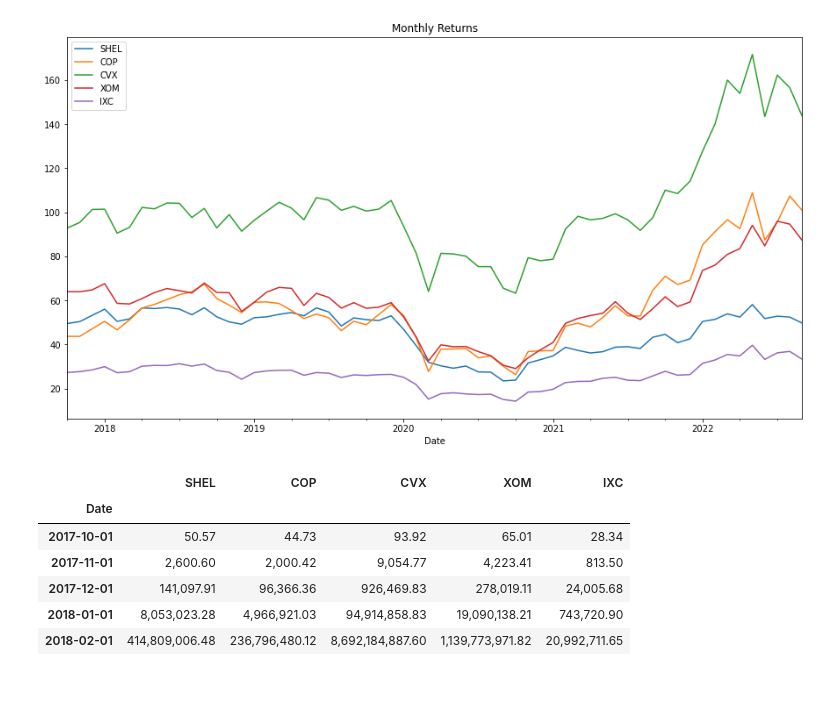
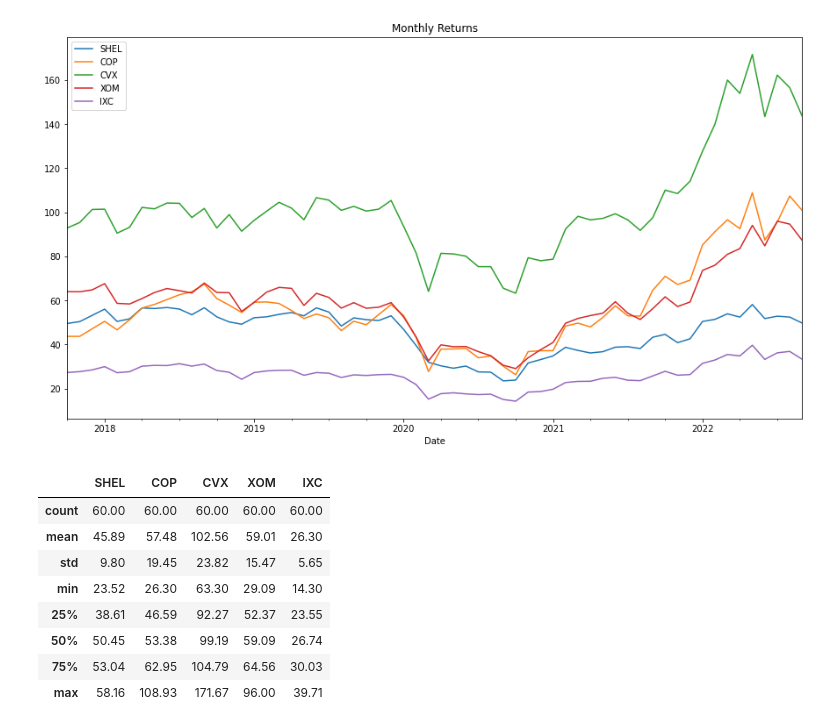
Before and after one commit to ggorovod/Sector-Stock-Selection-Model, a Jupyter notebook: energy_project.ipynb, the cells around one changed output. Saved outputs shown, nothing was run; the diff lists cells and outputs as text; code cells hidden in the pictures; blank space fills up the shorter version.

```diff
--- a/energy_project.ipynb
+++ b/energy_project.ipynb
@@ -138,15 +139,16 @@ energy_stocks_df.plot(figsize=(15,8), title = 'Monthly Returns')
 # %% [output]
 <AxesSubplot:title={'center':'Monthly Returns'}, xlabel='Date'>
 [figure]
-# %%
-monthly_cumulative_returns = (1+energy_stocks_df).cumprod()
-
-monthly_cumulative_returns.head()
-# %% [output]
-|  | SHEL | COP | CVX | XOM | IXC |
-| Date |  |  |  |  |  |
-| 2017-10-01 | 50.57 | 44.73 | 93.92 | 65.01 | 28.34 |
-| 2017-11-01 | 2,600.60 | 2,000.42 | 9,054.77 | 4,223.41 | 813.50 |
-| 2017-12-01 | 141,097.91 | 96,366.36 | 926,469.83 | 278,019.11 | 24,005.68 |
-| 2018-01-01 | 8,053,023.28 | 4,966,921.03 | 94,914,858.83 | 19,090,138.21 | 743,720.90 |
-| 2018-02-01 | 414,809,006.48 | 236,796,480.12 | 8,692,184,887.60 | 1,139,773,971.82 | 20,992,711.65 |
+# %%
+#stocks return summary
+energy_stocks_df.describe()
+# %% [output]
+|  | SHEL | COP | CVX | XOM | IXC |
+| count | 60.00 | 60.00 | 60.00 | 60.00 | 60.00 |
+| mean | 45.89 | 57.48 | 102.56 | 59.01 | 26.30 |
+| std | 9.80 | 19.45 | 23.82 | 15.47 | 5.65 |
+| min | 23.52 | 26.30 | 63.30 | 29.09 | 14.30 |
+| 25% | 38.61 | 46.59 | 92.27 | 52.37 | 23.55 |
+| 50% | 50.45 | 53.38 | 99.19 | 59.09 | 26.74 |
+| 75% | 53.04 | 62.95 | 104.79 | 64.56 | 30.03 |
+| max | 58.16 | 108.93 | 171.67 | 96.00 | 39.71 |
```
Also changed, not shown: parts of 12 cells of this notebook.
